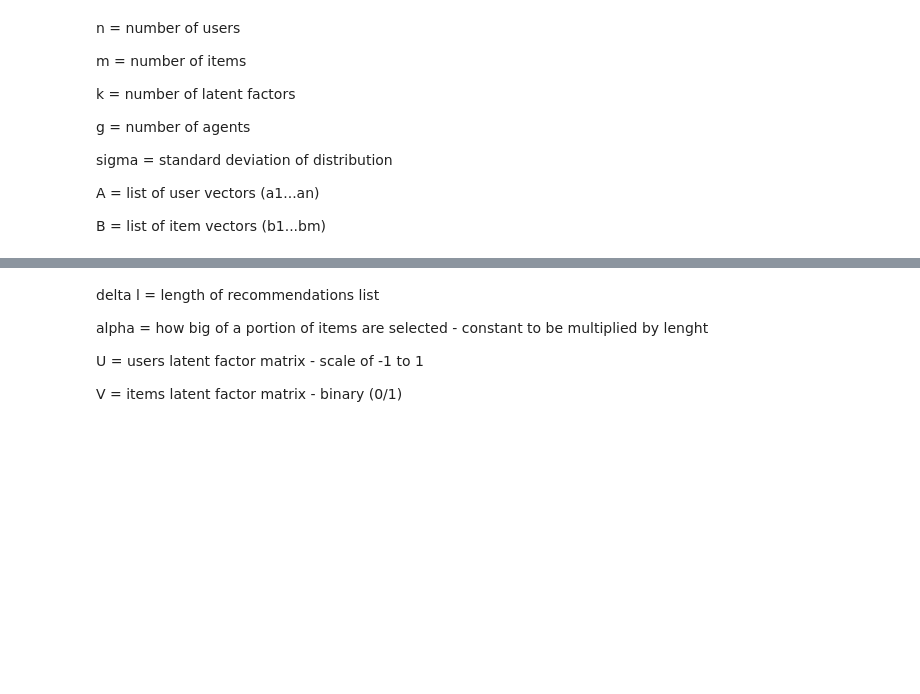
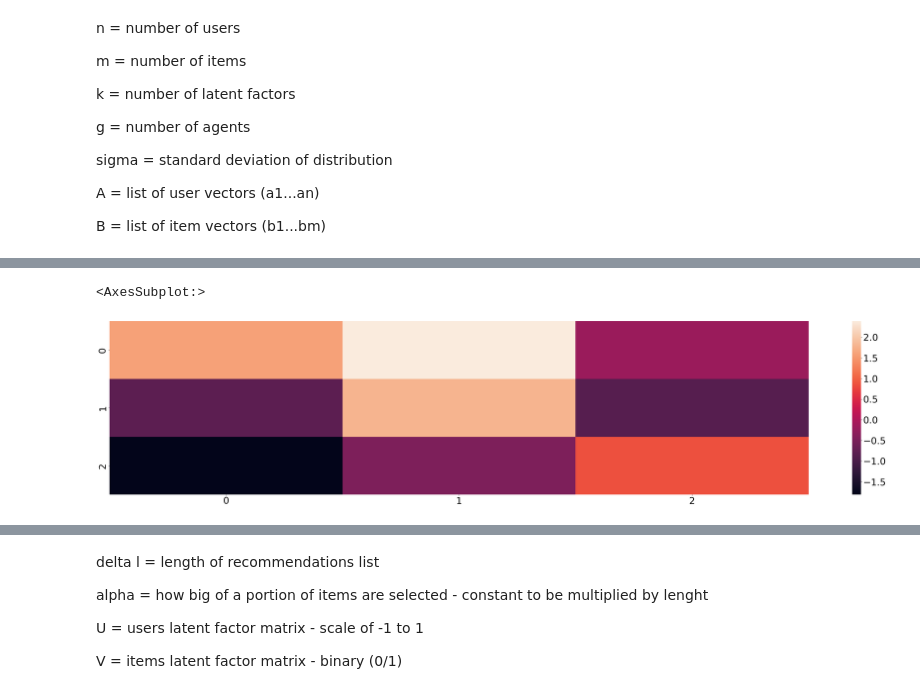
Before and after one commit to that-recsys-lab/scruf_data_gen, a Jupyter notebook: generation_data.ipynb, the cells around one changed output, grey strips where cells are left out. Drawn from its saved outputs; the diff is of its cells as text; code cells hidden in the pictures; blank space fills up the shorter version.

```diff
--- a/generation_data.ipynb
+++ b/generation_data.ipynb
@@ -39,3 +39,16 @@ sigma = standard deviation of distribution
 A = list of user vectors (a1...an)
 
 B = list of item vectors (b1...bm)
+# %%
+class DataGenParameters:
+
+    def __init__(self):
+        self.num_users = 0
+        self.num_items = 0
+        self.num_factors = 0
+        self.num_agents = 0
+        self.std_dev_factors = 0
+        self.initial_list_size = 0
+        self.recommendation_size = 0
+        self.user_feature_propensities = None
+        self.item_feature_propensities = None
@@ -41,0 +165,2 @@ B = list of item vectors (b1...bm)
+# %%
+generator1 = DataGenIMF(params1)
@@ -41,0 +247,5 @@ B = list of item vectors (b1...bm)
+# %%
+sbn.heatmap(data=generator1.user_factors)
+# %% [output]
+<AxesSubplot:>
+[figure, added]
```
Also changed, not shown: parts of 18 cells of this notebook, 1 other file.
